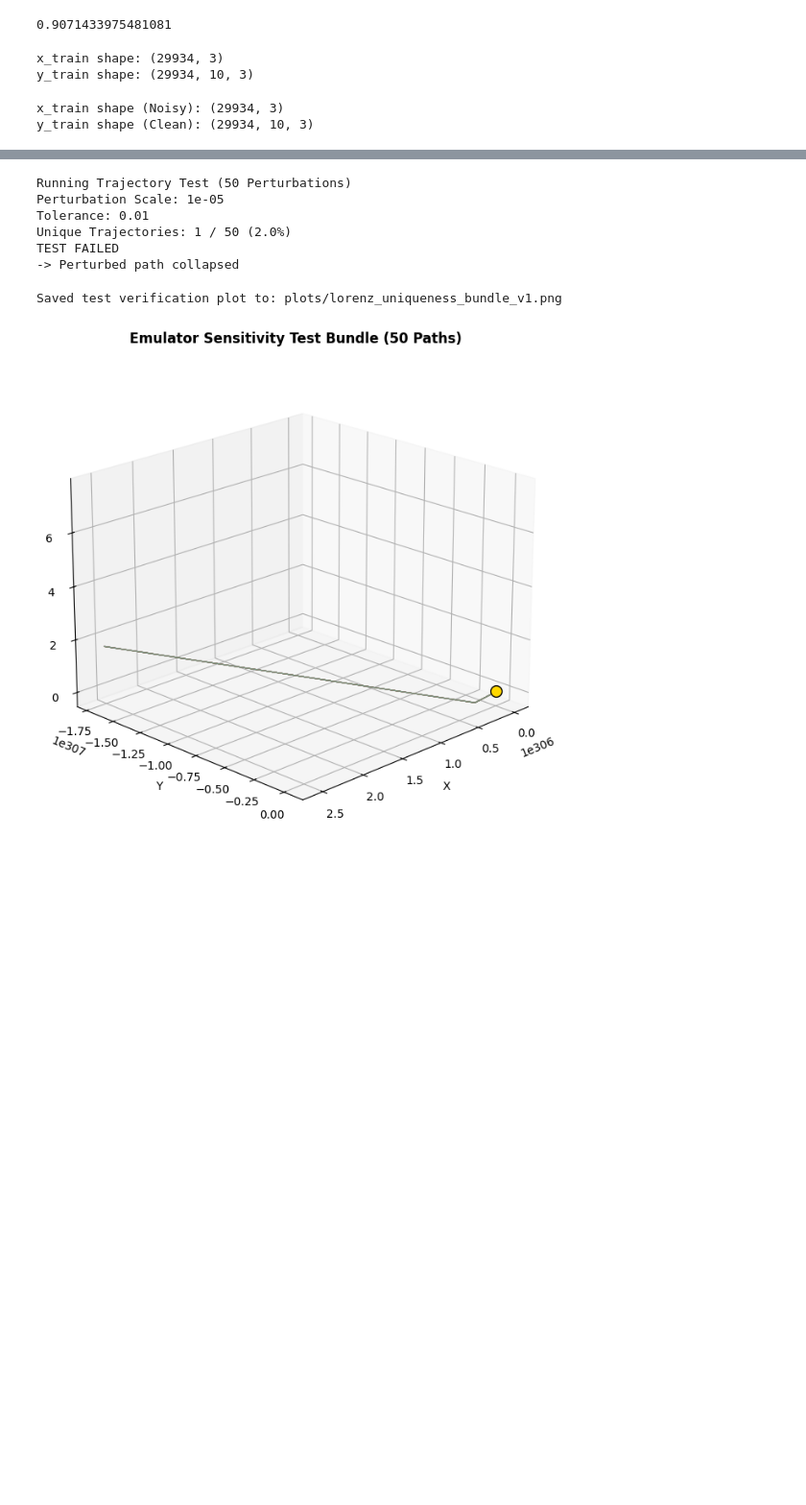
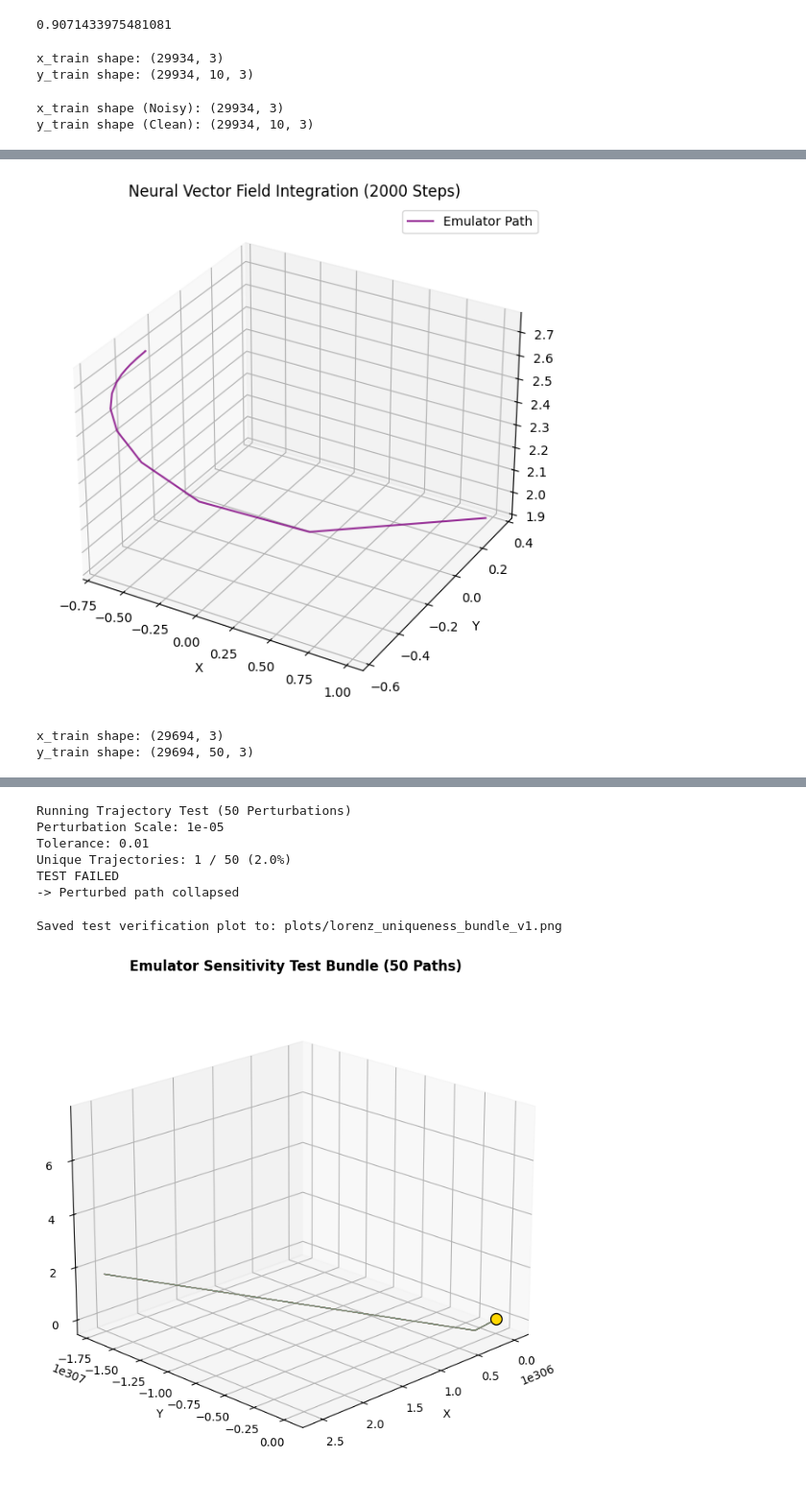
Before and after one commit to Mxgisha/chaotic-dynamical-systems-Research-tufts, a Jupyter notebook: Lorenze_63.ipynb, the cells around one changed output, grey strips where cells are left out. Shown at 96% size. Saved outputs shown, nothing was run; the diff lists cells and outputs as text; code cells hidden in the pictures; blank space fills up the shorter version.

```diff
--- a/Lorenze_63.ipynb
+++ b/Lorenze_63.ipynb
@@ -260,3 +263,22 @@ Epoch 49, Last Batch Loss: 0.0736, Average Epoch Loss: 0.9082
+# %%
+# sanity check
+model_traj = prediction_func(model, jnp.array([1.5, 1.5, 1.5]), 10000)
+
+fig = plt.figure(figsize=(8, 6))
+ax = fig.add_subplot(111, projection='3d')
+
+ax.plot(model_traj[:, 0], model_traj[:, 1], model_traj[:, 2], color='purple', alpha=0.8, label='Emulator Path')
+
+ax.set_title("Neural Vector Field Integration (2000 Steps)")
+ax.set_xlabel("X")
+ax.set_ylabel("Y")
+ax.set_zlabel("Z")
+ax.legend()
+
+plt.tight_layout()
+plt.show()
+# %% [output]
+[figure, added]
 # %%
 def neural_prediction_func(model, initial_state, prediction_steps, dt):
     """
@@ -304,6 +326,39 @@ def model_stepper_der(model, opt_state, optimizer, batch_init_states, batch_true
     updates, opt_state = optimizer.update(grads, opt_state, model)
     model = eqx.apply_updates(model, updates)
     return model, opt_state, loss
+# %%
+## set up modified data for derivative model
+# creating the trsting and training data set
+init_states = jrandom.uniform(master_key, shape=(9, 3), minval=-15.0, maxval=15.0)
+init_states = init_states.at[:, 2].add(25.0)
+training_testing_trajs = jax.vmap(generate_singel_training_traj)(init_states)
+# setting up training data
+training_trajs = training_testing_trajs[:6]
+testing_trajs = training_testing_trajs[6:]
+testing_initial_states = testing_trajs[:, 0, :]
+
+# Define the prediction horizon for the emulator
+# This means the emulator will be trained to predict PRED_HORIZON steps ahead.
+PRED_HORIZON = 50 # You can adjust this value as needed
+
+all_x_data = []
+all_y_data = []
+
+# Generate training data for each trajectory using the training_dataset function
+for traj in training_trajs:
+    x_d, y_d = training_dataset(traj, horizon=PRED_HORIZON)
+    all_x_data.append(x_d)
+    all_y_data.append(y_d)
+
+x_train_pre_noise = jnp.concatenate(all_x_data, axis=0)
+y_train = jnp.concatenate(all_y_data, axis=0)
+
+# Verify shapes after concatenation
+print(f"x_train shape: {x_train_pre_noise.shape}")
+print(f"y_train shape: {y_train.shape}")
+# %% [output]
+x_train shape: (29694, 3)
+y_train shape: (29694, 50, 3)
 # %%
 # train the drivative model
 optimizer = optax.adam(1e-3)
```
Also changed, not shown: parts of 33 cells of this notebook.
